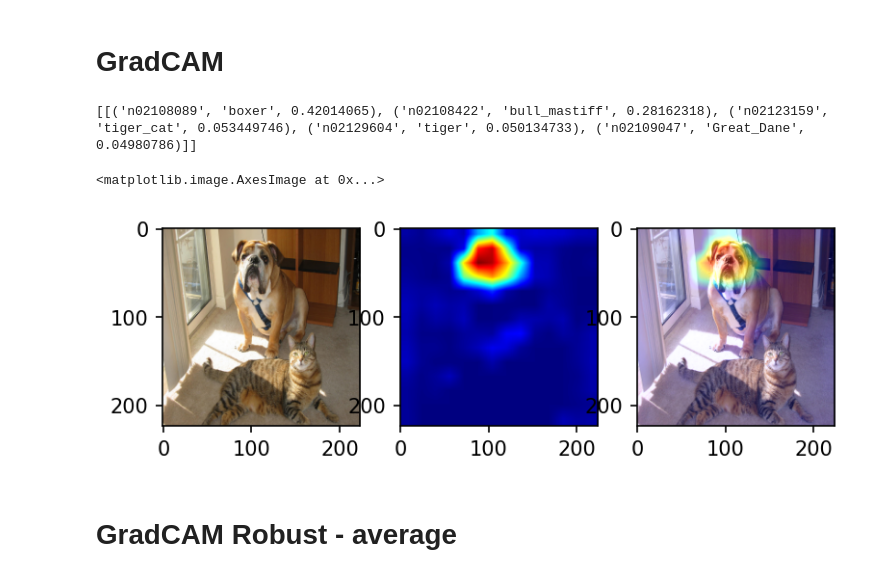
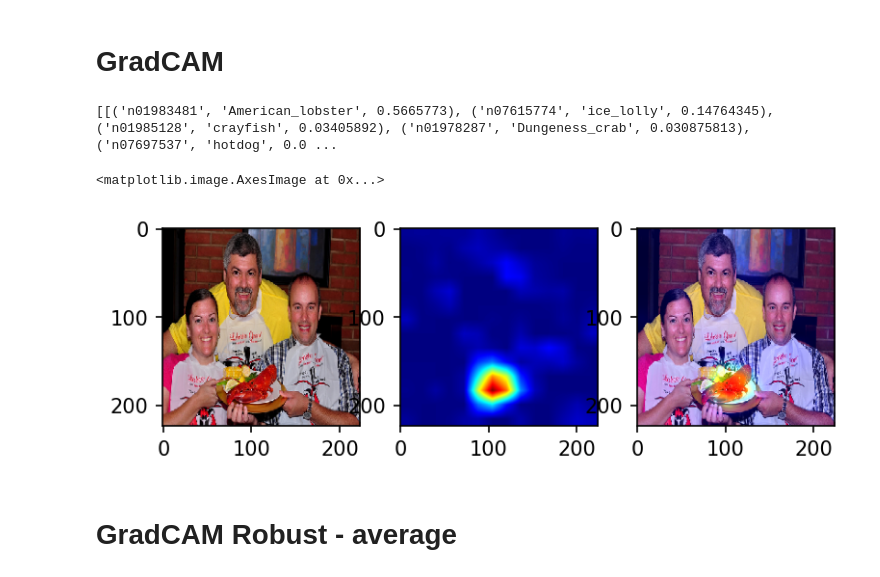
Before and after one commit to anirudhseth/Explanations-using-Grad-CAM, a Jupyter notebook: example.ipynb, the cells around one changed output. Saved outputs shown, nothing was run; the diff lists cells and outputs as text; code cells hidden in the pictures.

```diff
--- a/example.ipynb
+++ b/example.ipynb
@@ -6,6 +11,7 @@ import numpy as np
 # %%
 
-orig_img,img=imagenet_utils.load_test_img("both.png")
+# orig_img,img=imagenet_utils.load_test_img("both.png")
+orig_img,img=imagenet_utils.load_test_img("ILSVRC2012_img_val/ILSVRC2012_val_00000111.JPEG")  # crab
 # %%
 test=load_model('VGG16')
 # %%
@@ -27,18 +33,18 @@ from explanation_models import gradcam,gradcam_robust,gradcam_plusplus,guided_ba
 import tensorflow as tf
 print(tf.keras.applications.vgg16.decode_predictions(model.predict(img), top=5))
 # %% [output]
-[[('n02108089', 'boxer', 0.42014065), ('n02108422', 'bull_mastiff', 0.28162318), ('n02123159', 'tiger_cat', 0.053449746), ('n02129604', 'tiger', 0.050134733), ('n02109047', 'Great_Dane', 0.04980786)]]
+[[('n01983481', 'American_lobster', 0.5665773), ('n07615774', 'ice_lolly', 0.14764345), ('n01985128', 'crayfish', 0.03405892), ('n01978287', 'Dungeness_crab', 0.030875813), ('n07697537', 'hotdog', 0.0 ...
 # %%
 g= gradcam(model,layer_name,input_dim)
 heatmap=g.get_heatmap(img)
-heatmap_colormap,overlayed_img=imagenet_utils.overlay_heatmap(orig_img,heatmap)
+heatmap_colormap,overlayed_img_origgp=imagenet_utils.overlay_heatmap(orig_img,heatmap)
 f, axarr = plt.subplots(1,3)
 axarr[0].imshow(orig_img)
 axarr[1].imshow(heatmap_colormap)
-axarr[2].imshow(overlayed_img)
+axarr[2].imshow(overlayed_img_origgp)
 # %% [output]
 <matplotlib.image.AxesImage at 0x...>
-[figure, old version]
+[figure, new version]
 # %% [markdown]
 # GradCAM Robust - average
 # %%
```
Also changed, not shown: parts of 7 cells of this notebook, 32 other files.
